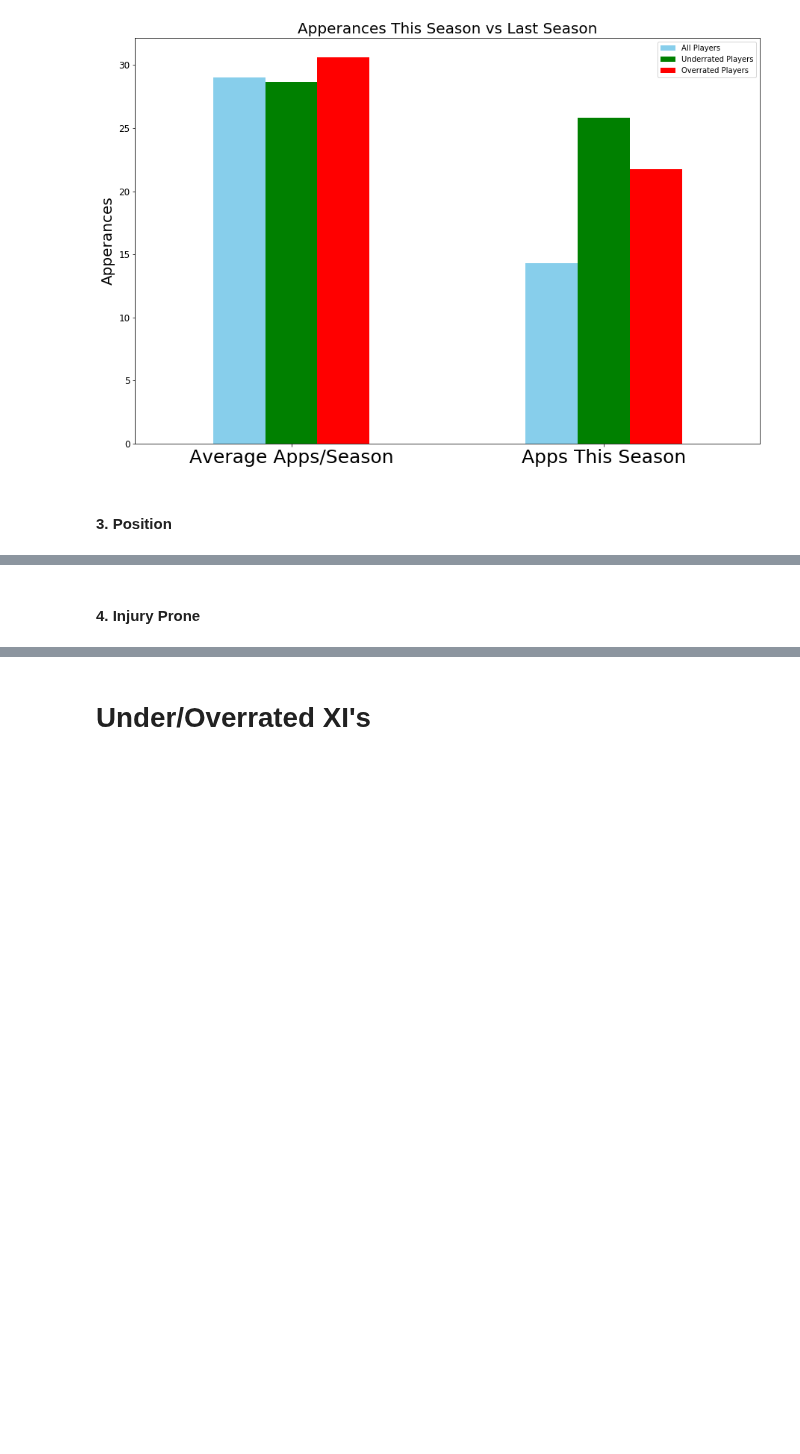
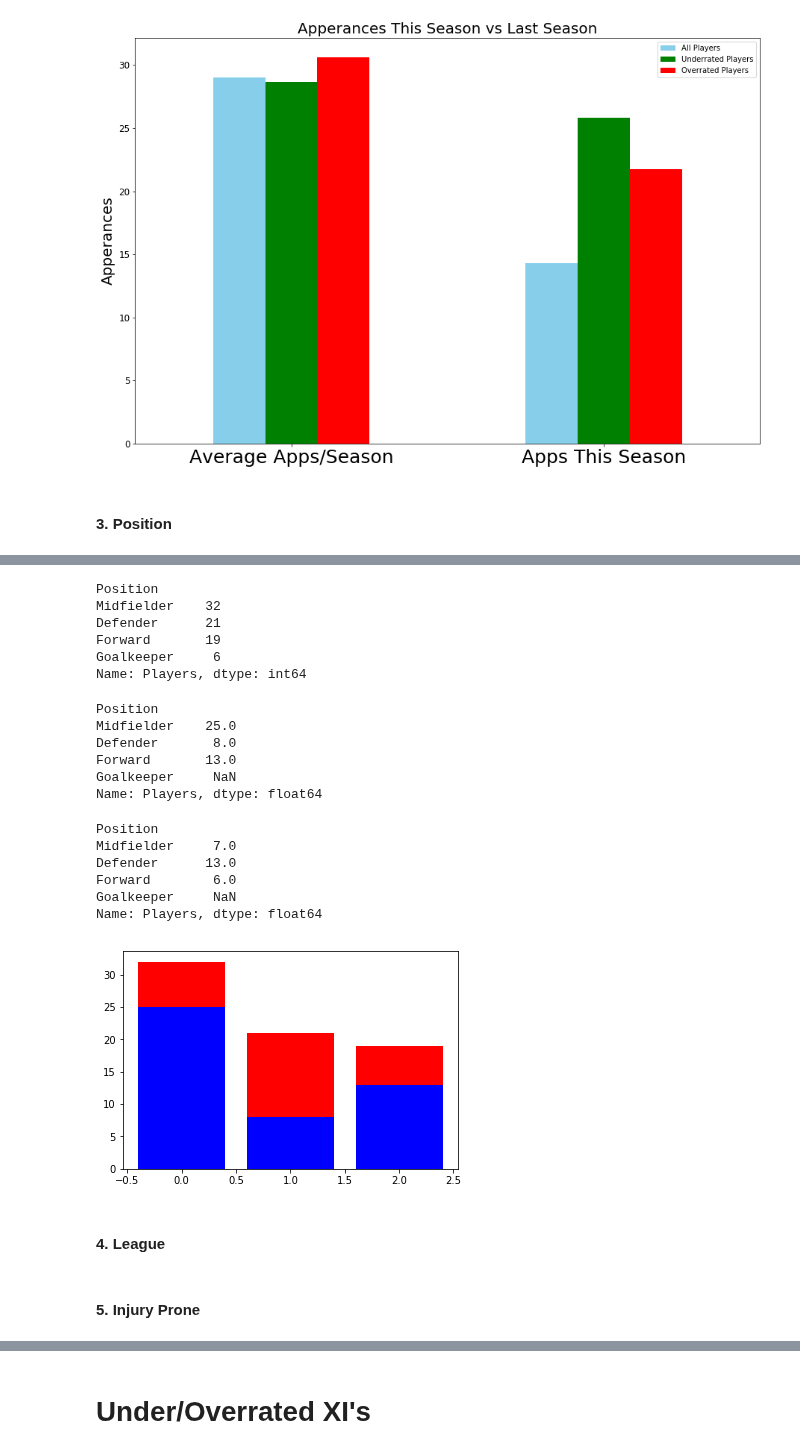
Before and after one commit to markkennedy3/Fifa-vs-Real-Life, a Jupyter notebook: notebooks/final/800_RQ1.ipynb, the cells around one changed output, grey strips where cells are left out. Drawn from its saved outputs; the diff is of its cells as text; code cells hidden in the pictures; blank space fills up the shorter version.

```diff
--- a/notebooks/final/800_RQ1.ipynb
+++ b/notebooks/final/800_RQ1.ipynb
@@ -742,5 +670,46 @@ plt.setp(ax1.get_xticklabels(), rotation='horizontal', fontsize=24)
+# %%
+position_overrated = overrated_players.groupby('Position').count().sort_values('Players', ascending=False)['Players']
+position_overrated
+# %% [output]
+Position
+Midfielder    32
+Defender      21
+Forward       19
+Goalkeeper     6
+Name: Players, dtype: int64
+# %%
+position_overrated_result = overrated_players_result.groupby('Position').count().sort_values('Players', ascending=False)['Players']
+position_overrated_result = position_overrated_result.reindex(['Midfielder','Defender','Forward','Goalkeeper'])
+position_overrated_result
+# %% [output]
+Position
+Midfielder    25.0
+Defender       8.0
+Forward       13.0
+Goalkeeper     NaN
+Name: Players, dtype: float64
+# %%
+difference = position_overrated - position_overrated_result
+difference
+# %% [output]
+Position
+Midfielder     7.0
+Defender      13.0
+Forward        6.0
+Goalkeeper     NaN
+Name: Players, dtype: float64
+# %%
+X = range(4)
+
+plt.bar(X, position_overrated_result, color = 'b')
+plt.bar(X, difference, color = 'r', bottom = position_overrated_result)
+plt.show()
+# %% [output]
+[figure, added]
+# %% [markdown]
+#### 4. League
 # %% [markdown]
-#### 4. Injury Prone
+#### 5. Injury Prone
 # %%
 mpl.rcParams['font.size'] = 15
 the_grid = GridSpec(6,6)
```
Also changed, not shown: parts of 27 cells of this notebook.
